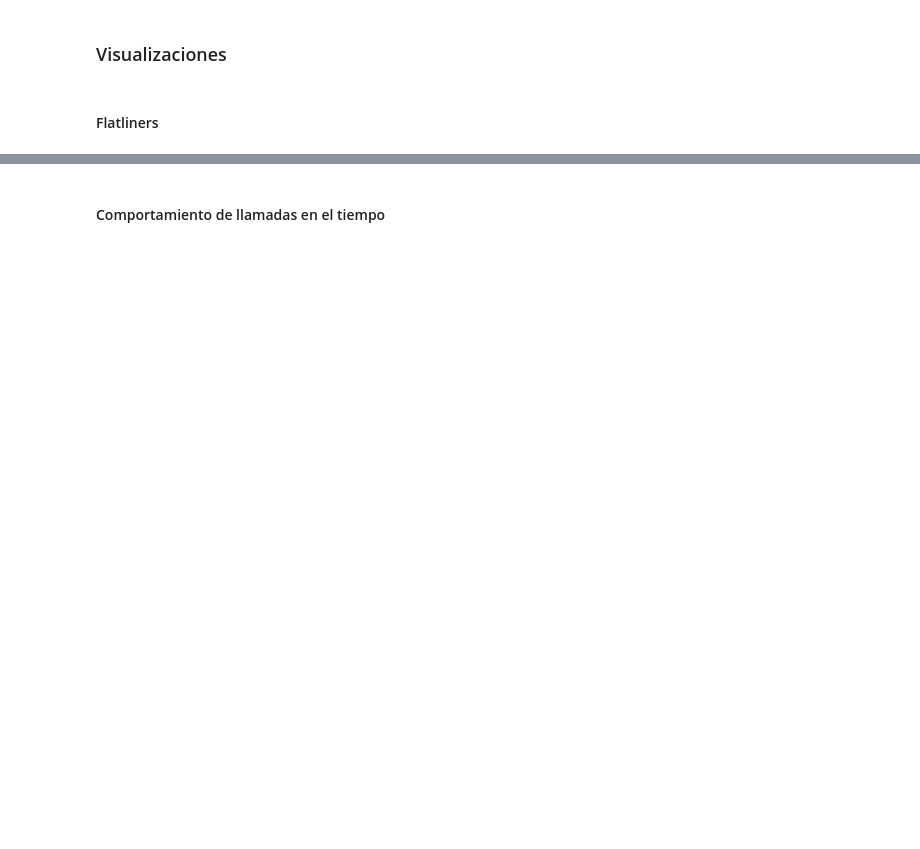
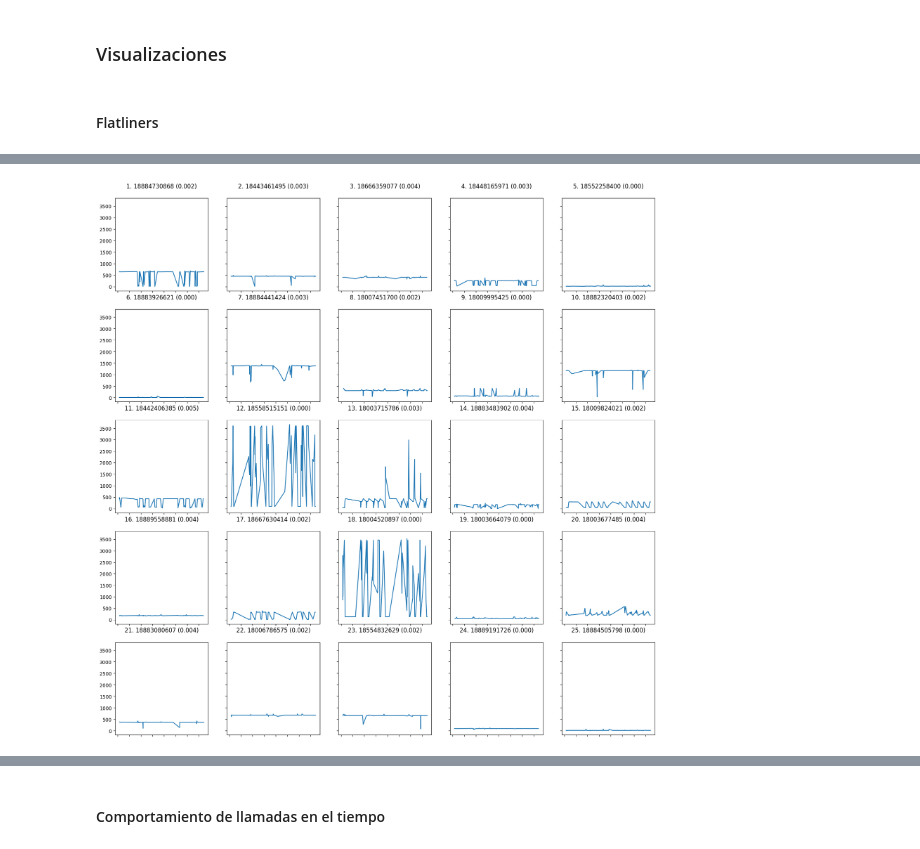
Before and after one commit to cgorricho/200eng_sim, a Jupyter notebook: pandas_sql_mensual.ipynb, the cells around one changed output, grey strips where cells are left out. Drawn from its saved outputs; the diff is of its cells as text; code cells hidden in the pictures; blank space fills up the shorter version.

```diff
--- a/pandas_sql_mensual.ipynb
+++ b/pandas_sql_mensual.ipynb
@@ -392,0 +748,5 @@ plot_flat_ts(df, ind=indice)
+# %%
+%%time
+plot_flat_ts(df, df_dest_flat, ind=indice)
+# %% [output]
+[figure, added]
```
Also changed, not shown: parts of 62 cells of this notebook, 2 other files.
